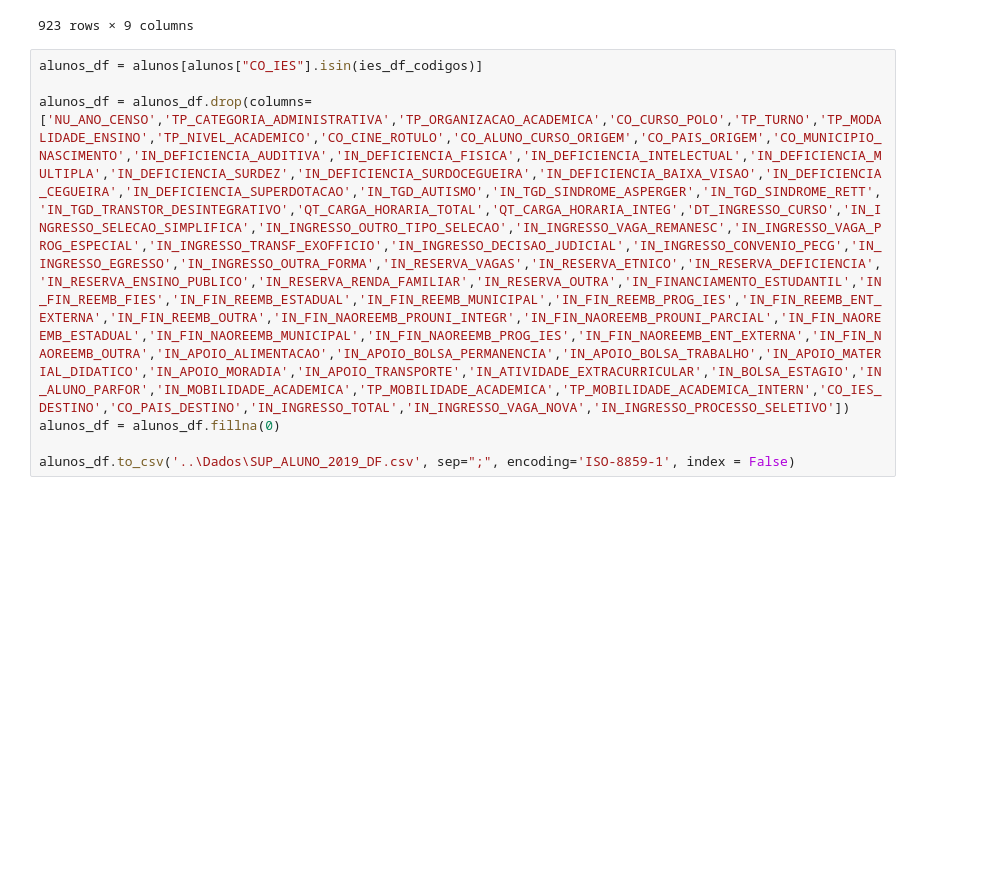
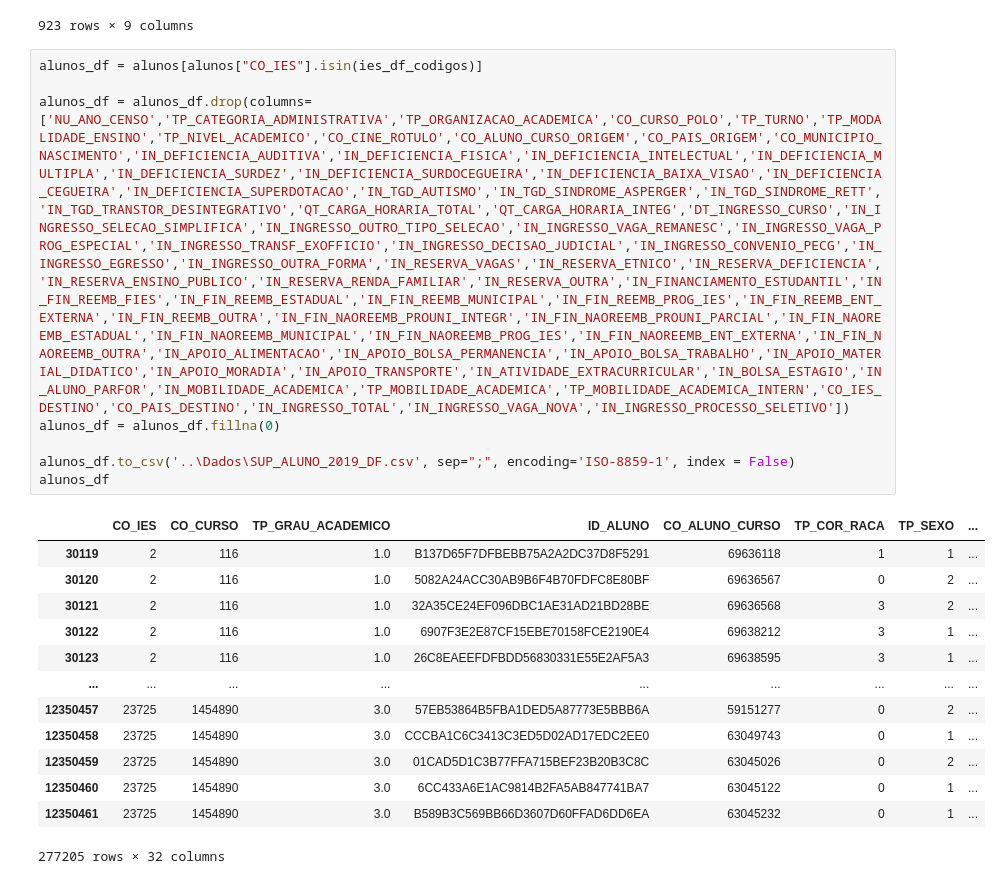
Before and after one commit to educastro/Mestrado_PPCA_UnB, a Jupyter notebook: 2021.1_FBD/Trabalho_Grupo/Codigos/recorte_DF.ipynb, the cells around one changed output. Saved outputs shown, nothing was run; the diff lists cells and outputs as text; blank space fills up the shorter version.

```diff
--- a/2021.1_FBD/Trabalho_Grupo/Codigos/recorte_DF.ipynb
+++ b/2021.1_FBD/Trabalho_Grupo/Codigos/recorte_DF.ipynb
@@ -102,3 +102,18 @@ alunos_df = alunos_df.drop(columns=['NU_ANO_CENSO','TP_CATEGORIA_ADMINISTRATIVA'
 alunos_df = alunos_df.fillna(0)
 
 alunos_df.to_csv('..\Dados\SUP_ALUNO_2019_DF.csv', sep=";", encoding='ISO-8859-1', index = False)
+alunos_df
+# %% [output]
+|  | CO_IES | CO_CURSO | TP_GRAU_ACADEMICO | ID_ALUNO | CO_ALUNO_CURSO | TP_COR_RACA | TP_SEXO | ... |
+| 30119 | 2 | 116 | 1.0 | B137D65F7DFBEBB75A2A2DC37D8F5291 | 69636118 | 1 | 1 | ... |
+| 30120 | 2 | 116 | 1.0 | 5082A24ACC30AB9B6F4B70FDFC8E80BF | 69636567 | 0 | 2 | ... |
+| 30121 | 2 | 116 | 1.0 | 32A35CE24EF096DBC1AE31AD21BD28BE | 69636568 | 3 | 2 | ... |
+| 30122 | 2 | 116 | 1.0 | 6907F3E2E87CF15EBE70158FCE2190E4 | 69638212 | 3 | 1 | ... |
+| 30123 | 2 | 116 | 1.0 | 26C8EAEEFDFBDD56830331E55E2AF5A3 | 69638595 | 3 | 1 | ... |
+| ... | ... | ... | ... | ... | ... | ... | ... | ... |
+| 12350457 | 23725 | 1454890 | 3.0 | 57EB53864B5FBA1DED5A87773E5BBB6A | 59151277 | 0 | 2 | ... |
+| 12350458 | 23725 | 1454890 | 3.0 | CCCBA1C6C3413C3ED5D02AD17EDC2EE0 | 63049743 | 0 | 1 | ... |
+| 12350459 | 23725 | 1454890 | 3.0 | 01CAD5D1C3B77FFA715BEF23B20B3C8C | 63045026 | 0 | 2 | ... |
+| 12350460 | 23725 | 1454890 | 3.0 | 6CC433A6E1AC9814B2FA5AB847741BA7 | 63045122 | 0 | 1 | ... |
+| 12350461 | 23725 | 1454890 | 3.0 | B589B3C569BB66D3607D60FFAD6DD6EA | 63045232 | 0 | 1 | ... |
+277205 rows × 32 columns
```
Also changed, not shown: 18 other files.
